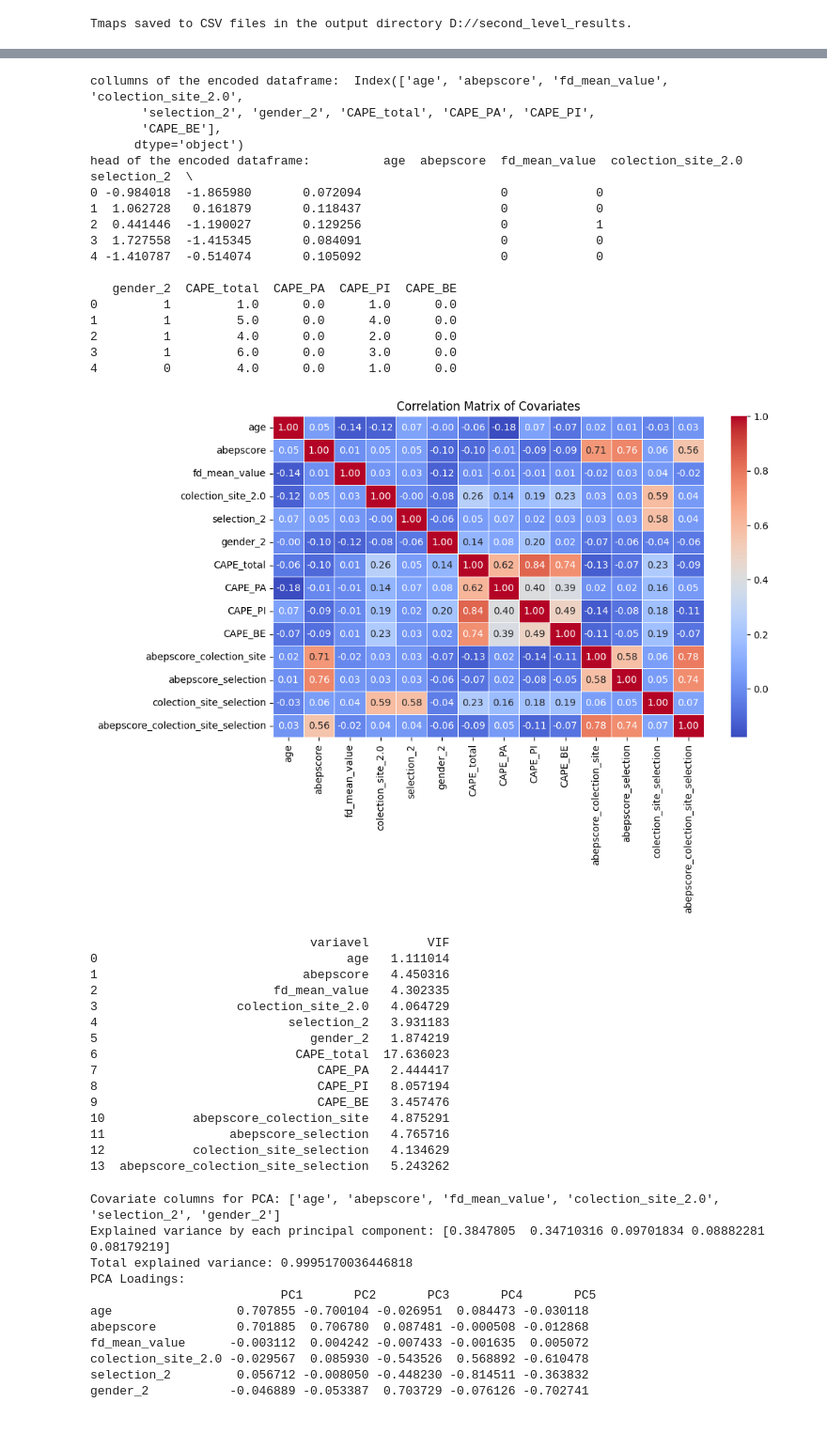
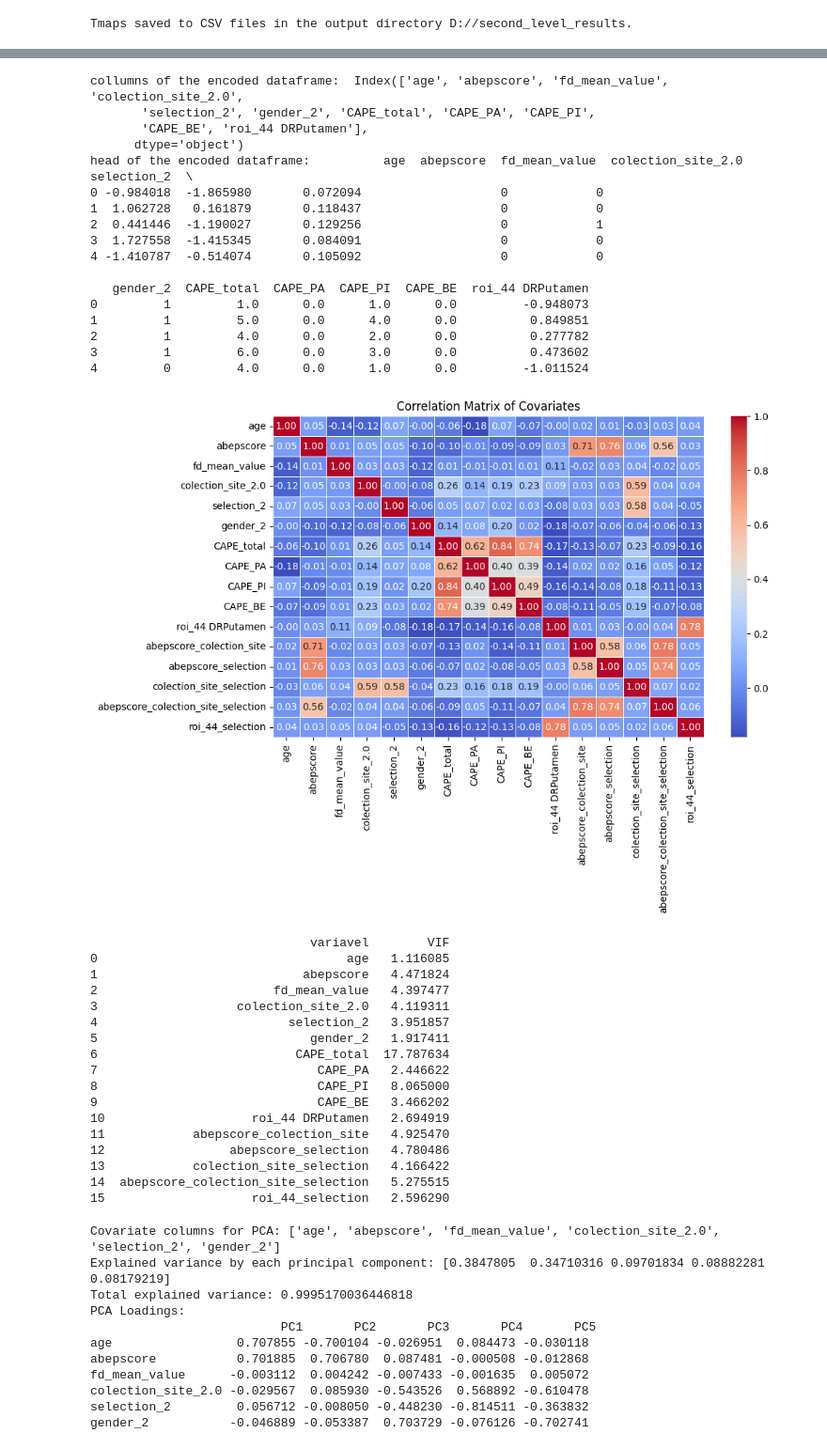
Before and after one commit to angeloodr/INPD-neuroimage-cape, a Jupyter notebook: code/seed-to-roi-2nd-level.ipynb, the cells around one changed output, grey strips where cells are left out. Shown at 94% size. Drawn from its saved outputs; the diff is of its cells as text; code cells hidden in the pictures.

```diff
--- a/code/seed-to-roi-2nd-level.ipynb
+++ b/code/seed-to-roi-2nd-level.ipynb
@@ -497,60 +606,64 @@ merged_df_encoded['CAPE_total'] = tmap_allsubj_organized['DRPutamen']['cape_tot'
 merged_df_encoded['CAPE_PA'] = tmap_allsubj_organized['DRPutamen']['cape_PA_score']
 merged_df_encoded['CAPE_PI'] = tmap_allsubj_organized['DRPutamen']['cape_PI_score']
 merged_df_encoded['CAPE_BE'] = tmap_allsubj_organized['DRPutamen']['cape_BE_score']
+merged_df_encoded['roi_44 DRPutamen'] = tmap_allsubj_organized['DRPutamen']['roi_44']
 print('collumns of the encoded dataframe: ', merged_df_encoded.columns)
 print('head of the encoded dataframe: ', merged_df_encoded.head())
 
 # create an interaction term between abepscore colection_site and selection
 merged_df_encoded['abepscore_colection_site'] = merged_df_encoded['abepscore'] * merged_df_encoded['colection_site_2.0']
 merged_df_encoded['abepscore_selection'] = merged_df_encoded['abepscore'] * merged_df_encoded['selection_2']
 merged_df_encoded['colection_site_selection'] = merged_df_encoded['colection_site_2.0'] * merged_df_encoded['selection_2']
 merged_df_encoded['abepscore_colection_site_selection'] = merged_df_encoded['abepscore'] * merged_df_encoded['colection_site_2.0'] * merged_df_encoded['selection_2']
+merged_df_encoded['roi_44_selection'] = merged_df_encoded['roi_44 DRPutamen'] * merged_df_encoded['selection_2']
 corr_matrix = merged_df_encoded.corr()
 
 plt.figure(figsize=(10, 6))
 sns.heatmap(corr_matrix, annot=True, cmap='coolwarm', fmt='.2f', linewidths=0.5)
 plt.title('Correlation Matrix of Covariates')
 plt.show()
 
 vif = pd.DataFrame()
 vif["variavel"] = merged_df_encoded.columns
 vif["VIF"] = [variance_inflation_factor(merged_df_encoded.values, i) for i in range(merged_df_encoded.shape[1])]
 
 print(vif)
 # %% [output]
 collumns of the encoded dataframe:  Index(['age', 'abepscore', 'fd_mean_value', 'colection_site_2.0',
        'selection_2', 'gender_2', 'CAPE_total', 'CAPE_PA', 'CAPE_PI',
-       'CAPE_BE'],
+       'CAPE_BE', 'roi_44 DRPutamen'],
       dtype='object')
 head of the encoded dataframe:          age  abepscore  fd_mean_value  colection_site_2.0  selection_2  \
 0 -0.984018  -1.865980       0.072094                   0            0
 1  1.062728   0.161879       0.118437                   0            0
 2  0.441446  -1.190027       0.129256                   0            1
 3  1.727558  -1.415345       0.084091                   0            0
 4 -1.410787  -0.514074       0.105092                   0            0
 
-   gender_2  CAPE_total  CAPE_PA  CAPE_PI  CAPE_BE
-0         1         1.0      0.0      1.0      0.0
-1         1         5.0      0.0      4.0      0.0
-2         1         4.0      0.0      2.0      0.0
-3         1         6.0      0.0      3.0      0.0
-4         0         4.0      0.0      1.0      0.0
+   gender_2  CAPE_total  CAPE_PA  CAPE_PI  CAPE_BE  roi_44 DRPutamen
+0         1         1.0      0.0      1.0      0.0         -0.948073
+1         1         5.0      0.0      4.0      0.0          0.849851
+2         1         4.0      0.0      2.0      0.0          0.277782
+3         1         6.0      0.0      3.0      0.0          0.473602
+4         0         4.0      0.0      1.0      0.0         -1.011524
-[figure, old version]
+[figure, new version]
                               variavel        VIF
-0                                  age   1.111014
-1                            abepscore   4.450316
-2                        fd_mean_value   4.302335
-3                   colection_site_2.0   4.064729
-4                          selection_2   3.931183
-5                             gender_2   1.874219
-6                           CAPE_total  17.636023
-7                              CAPE_PA   2.444417
-8                              CAPE_PI   8.057194
-9                              CAPE_BE   3.457476
-10            abepscore_colection_site   4.875291
-11                 abepscore_selection   4.765716
-12            colection_site_selection   4.134629
-13  abepscore_colection_site_selection   5.243262
+0                                  age   1.116085
+1                            abepscore   4.471824
+2                        fd_mean_value   4.397477
+3                   colection_site_2.0   4.119311
+4                          selection_2   3.951857
+5                             gender_2   1.917411
+6                           CAPE_total  17.787634
+7                              CAPE_PA   2.446622
+8                              CAPE_PI   8.065000
+9                              CAPE_BE   3.466202
+10                    roi_44 DRPutamen   2.694919
+11            abepscore_colection_site   4.925470
+12                 abepscore_selection   4.780486
+13            colection_site_selection   4.166422
+14  abepscore_colection_site_selection   5.275515
+15                    roi_44_selection   2.596290
 # %%
 # running a PCA for all the covariates to see if we can reduce the dimensionality of the covariates and avoid multicollinearity
 from sklearn.decomposition import PCA
```
Also changed, not shown: parts of 9 cells of this notebook, 1 other file.
